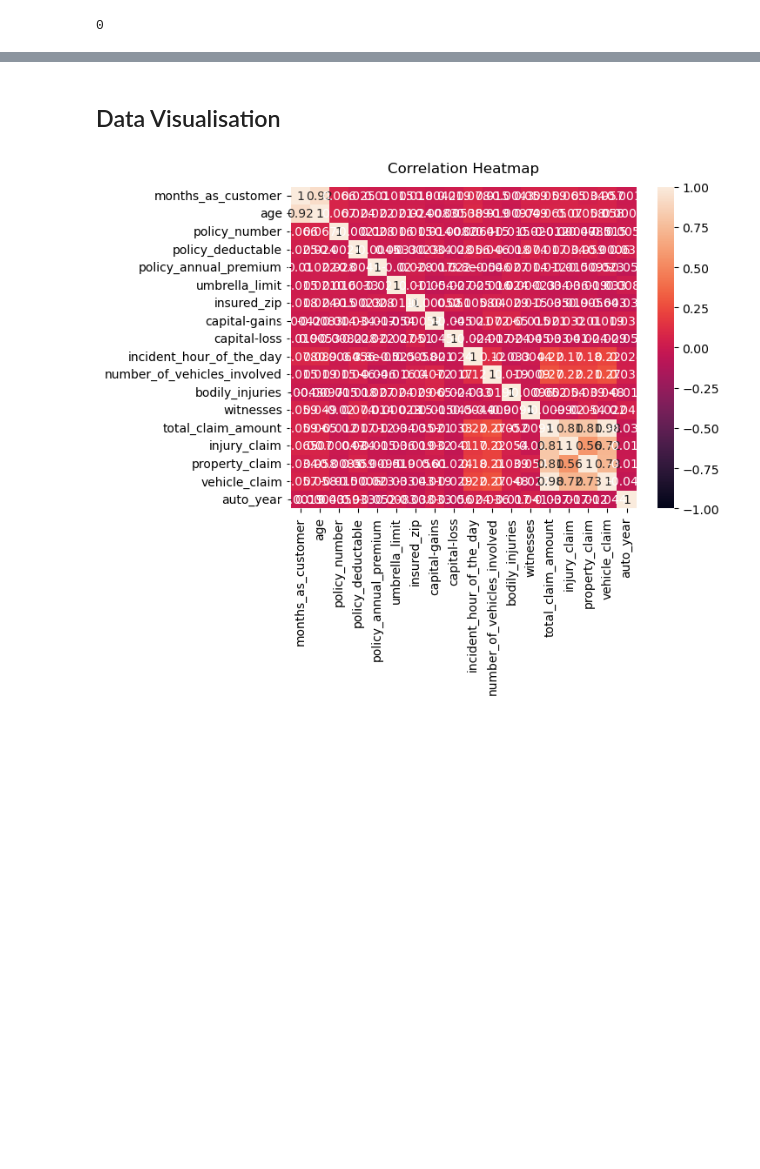
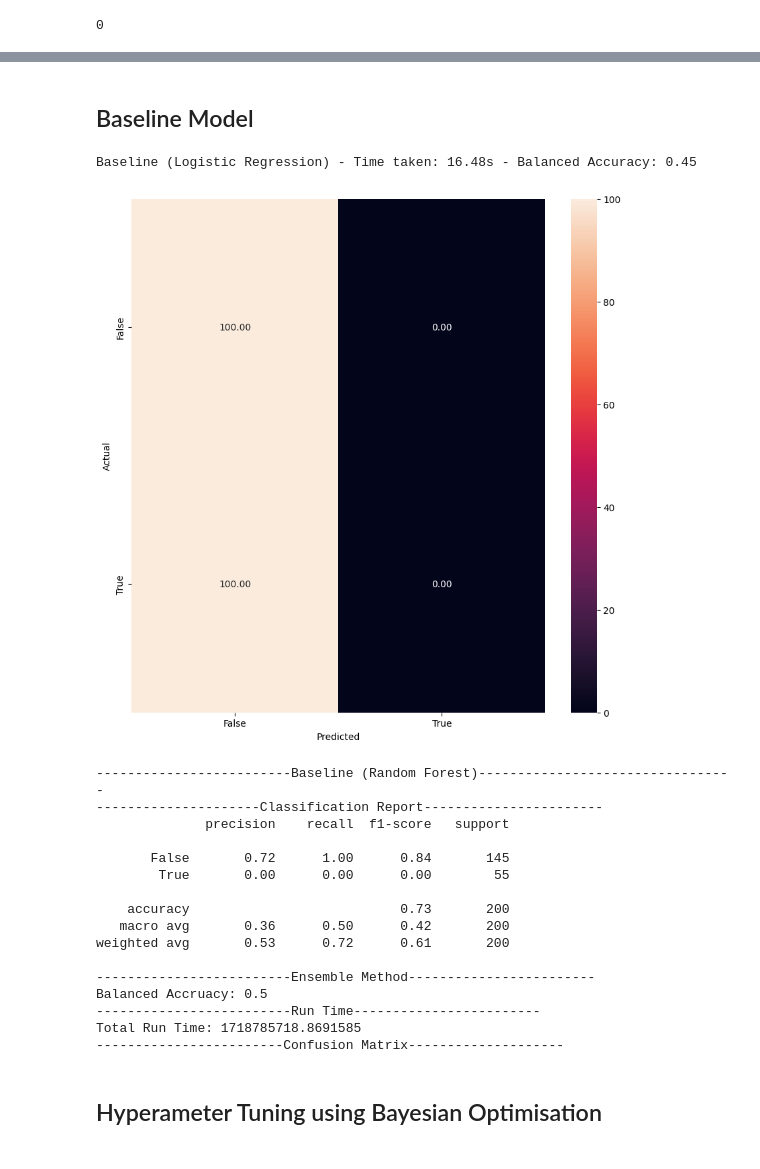
Before and after one commit to nomaguguk/Integrated-Project, a Jupyter notebook: code/EDA.ipynb, the cells around one changed output, grey strips where cells are left out. Saved outputs shown, nothing was run; the diff lists cells and outputs as text; code cells hidden in the pictures; blank space fills up the shorter version.

Commit message:
Uploaded files for EDA and baseline modelling

```diff
--- a/code/EDA.ipynb
+++ b/code/EDA.ipynb
@@ -49,3 +128,10 @@ insurance_df.head()
+# %%
+# Separate features and target
+X = insurance_df.drop(columns='fraud_reported_Y')
+y = insurance_df['fraud_reported_Y']
+# %%
+# Split the data into training and testing sets
+X_train, X_test, y_train, y_test = train_test_split(X, y, test_size=0.2, random_state=42)
 # %%
 insurance_df.shape
 # %% [output]
@@ -183,7 +255,61 @@ dtype: float64
+# %%
+X_train.fillna(0, inplace=True)
+X_test.fillna(0, inplace=True)
 # %% [markdown]
-<h2>Data Visualisation</h2>
+<h2>Baseline Model</h2>
-# %%
-heatmap = sns.heatmap(insurance_df.corr(), vmin=-1, vmax=1, annot=True)
-heatmap.set_title('Correlation Heatmap', fontdict={'fontsize':12}, pad=12);
-# %% [output]
-[figure, removed]
+# %%
+
+base_clf = LogisticRegression(max_iter=1000, penalty='l1', solver='saga', class_weight='balanced')
+
+name = 'Baseline (Logistic Regression)'
+
+start = time.time()
+
+base_clf.fit(X_train, y_train)
+
+y_pred = base_clf.predict(X_test)
+
+scores = balanced_accuracy_score(y_test, y_pred)
+
+end = time.time()
+
+print(f"{name} - Time taken: {end - start:.2f}s - Balanced Accuracy: {scores:.2f}")
+# %% [output]
+Baseline (Logistic Regression) - Time taken: 16.48s - Balanced Accuracy: 0.45
+# %%
+cm = 100*confusion_matrix(y_test, y_pred, normalize= 'true')
+# cm = 100*cm.astype('float')/cm.sum()
+fig, ax = plt.subplots(figsize = (10,10))
+sns.heatmap(cm, annot = True, fmt = '.2f', xticklabels= base_clf.classes_, yticklabels= base_clf.classes_)
+plt.xlabel('Predicted')
+plt.ylabel('Actual')
+plt.show(block=False)
+
+print(f"-------------------------{name}---------------------------------")
+print("---------------------Classification Report-----------------------")
+print(classification_report(y_test, y_pred))
+print("-------------------------Ensemble Method------------------------")
+print('Balanced Accruacy:', scores)
+print("-------------------------Run Time------------------------")
+print('Total Run Time:',end)
+print("------------------------Confusion Matrix--------------------")
+# %% [output]
+[figure, added]
+-------------------------Baseline (Random Forest)---------------------------------
+---------------------Classification Report-----------------------
+              precision    recall  f1-score   support
+
+       False       0.72      1.00      0.84       145
+        True       0.00      0.00      0.00        55
+
+    accuracy                           0.73       200
+   macro avg       0.36      0.50      0.42       200
+weighted avg       0.53      0.72      0.61       200
+
+-------------------------Ensemble Method------------------------
+Balanced Accruacy: 0.5
+-------------------------Run Time------------------------
+Total Run Time: 1718785718.8691585
+------------------------Confusion Matrix--------------------
+# %% [markdown]
+<h2>Hyperameter Tuning using Bayesian Optimisation<h2>
```
Also changed, not shown: parts of 23 cells of this notebook, 1 other file.
